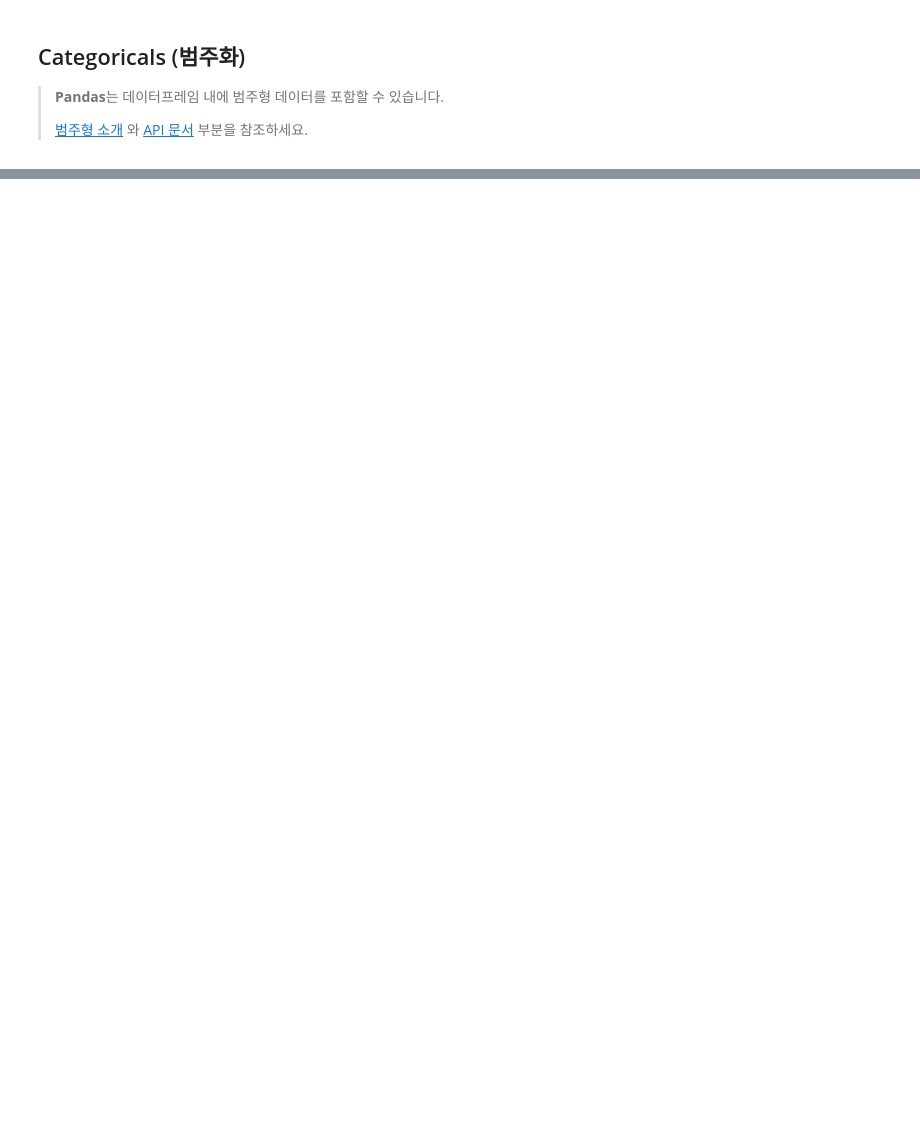
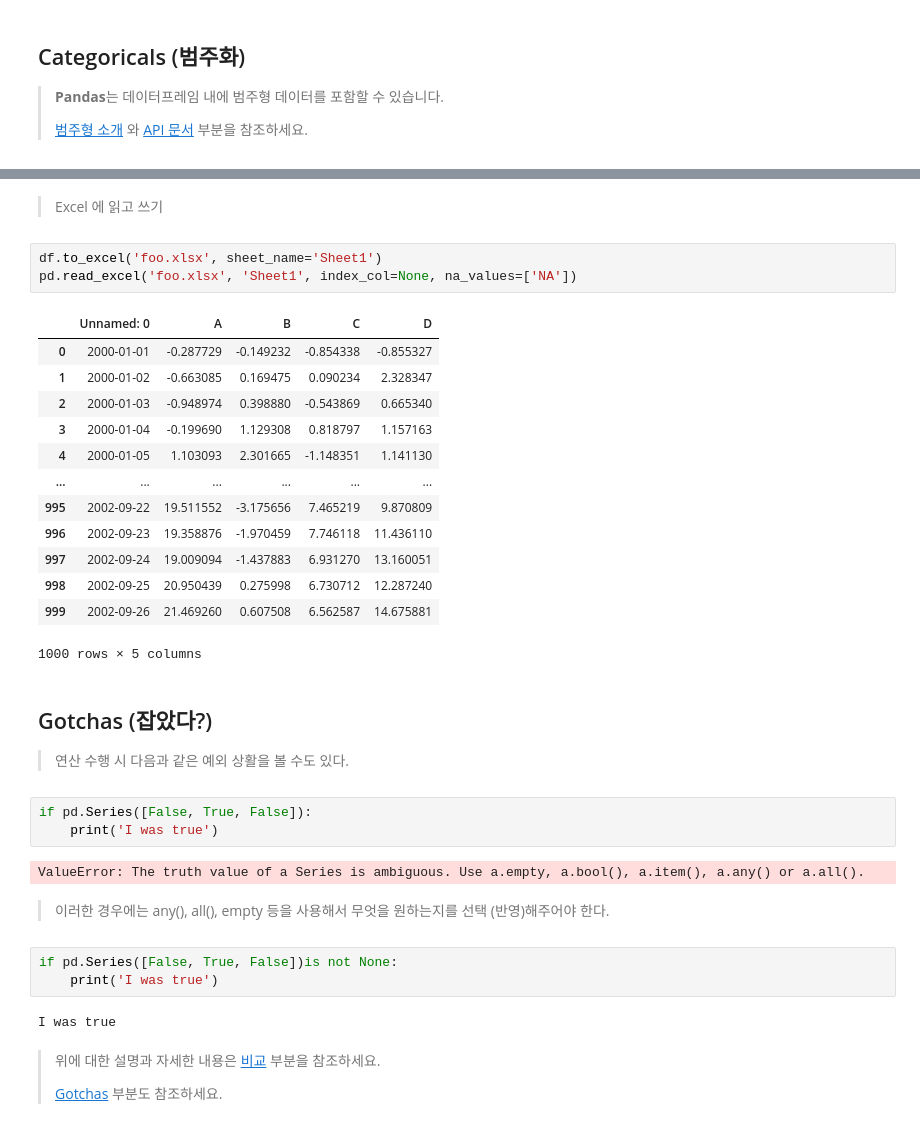
Before and after one commit to JH-Baik30/myfirstgit, a Jupyter notebook: 10_Minutes_to_Pandas.ipynb, the cells around one changed output, grey strips where cells are left out. Saved outputs shown, nothing was run; the diff lists cells and outputs as text; blank space fills up the shorter version.

```diff
--- a/10_Minutes_to_Pandas.ipynb
+++ b/10_Minutes_to_Pandas.ipynb
@@ -1091,0 +1229,38 @@ Freq: H, dtype: float64
+# %% [markdown]
+> Excel 에 읽고 쓰기
+# %%
+df.to_excel('foo.xlsx', sheet_name='Sheet1')
+pd.read_excel('foo.xlsx', 'Sheet1', index_col=None, na_values=['NA'])
+# %% [output]
+|  | Unnamed: 0 | A | B | C | D |
+| 0 | 2000-01-01 | -0.287729 | -0.149232 | -0.854338 | -0.855327 |
+| 1 | 2000-01-02 | -0.663085 | 0.169475 | 0.090234 | 2.328347 |
+| 2 | 2000-01-03 | -0.948974 | 0.398880 | -0.543869 | 0.665340 |
+| 3 | 2000-01-04 | -0.199690 | 1.129308 | 0.818797 | 1.157163 |
+| 4 | 2000-01-05 | 1.103093 | 2.301665 | -1.148351 | 1.141130 |
+| ... | ... | ... | ... | ... | ... |
+| 995 | 2002-09-22 | 19.511552 | -3.175656 | 7.465219 | 9.870809 |
+| 996 | 2002-09-23 | 19.358876 | -1.970459 | 7.746118 | 11.436110 |
+| 997 | 2002-09-24 | 19.009094 | -1.437883 | 6.931270 | 13.160051 |
+| 998 | 2002-09-25 | 20.950439 | 0.275998 | 6.730712 | 12.287240 |
+| 999 | 2002-09-26 | 21.469260 | 0.607508 | 6.562587 | 14.675881 |
+1000 rows × 5 columns
+# %% [markdown]
+## Gotchas (잡았다?)
+> 연산 수행 시 다음과 같은 예외 상활을 볼 수도 있다.
+# %%
+if pd.Series([False, True, False]):
+    print('I was true')
+# %% [output]
+ValueError: The truth value of a Series is ambiguous. Use a.empty, a.bool(), a.item(), a.any() or a.all().
+# %% [markdown]
+>이러한 경우에는 any(), all(), empty 등을 사용해서 무엇을 원하는지를 선택 (반영)해주어야 한다.
+# %%
+if pd.Series([False, True, False])is not None:
+    print('I was true')
+# %% [output]
+I was true
+# %% [markdown]
+>위에 대한 설명과 자세한 내용은 [비교](https://pandas.pydata.org/pandas-docs/stable/user_guide/basics.html) 부분을 참조하세요.
+>
+>[Gotchas](https://pandas.pydata.org/pandas-docs/stable/user_guide/gotchas.html) 부분도 참조하세요.
```
Also changed, not shown: parts of 90 cells of this notebook.
